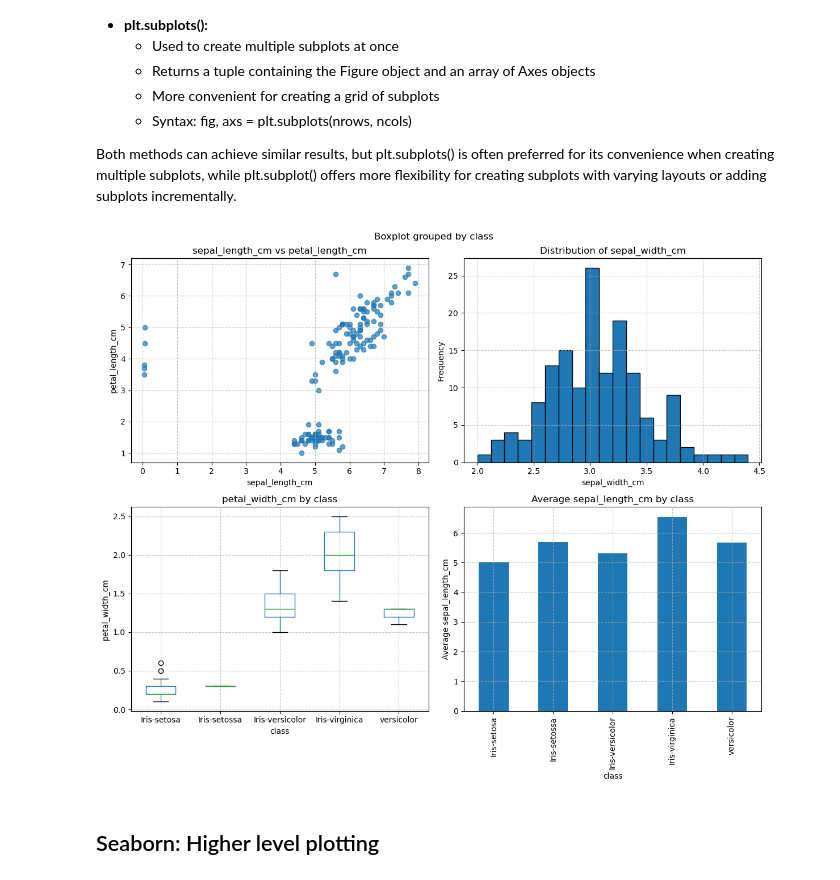
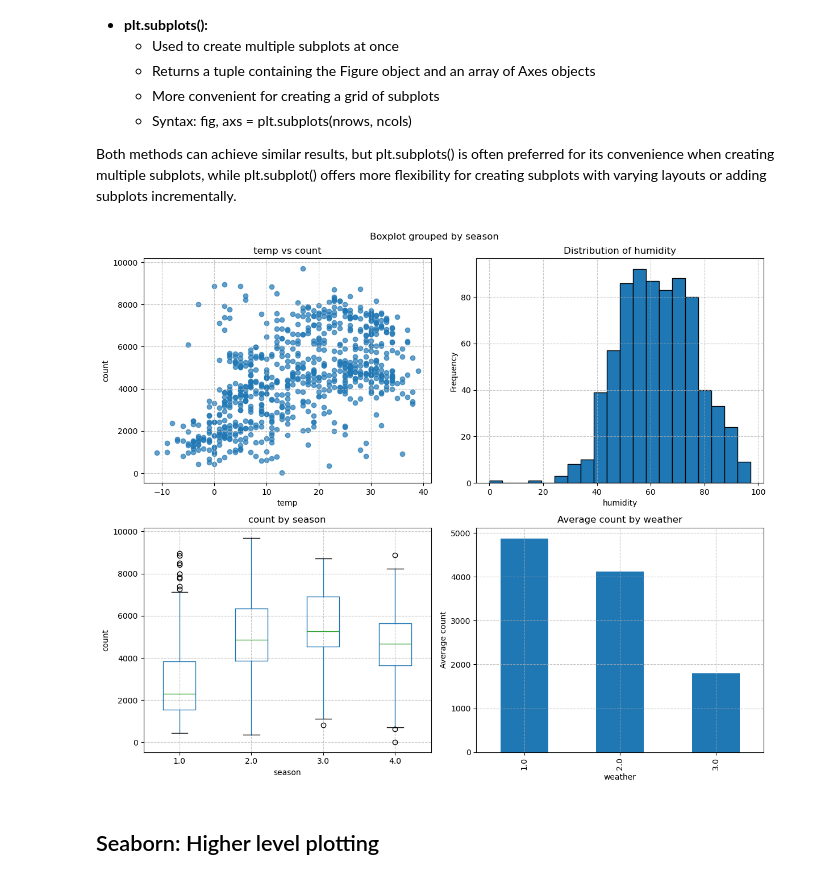
Before and after one commit to sabrinahu5/data-science-starter, a Jupyter notebook: t4sg-data-visualization.ipynb, the cells around one changed output. Drawn from its saved outputs; the diff is of its cells as text; code cells hidden in the pictures.

```diff
--- a/t4sg-data-visualization.ipynb
+++ b/t4sg-data-visualization.ipynb
@@ -57,18 +57,18 @@ plt.show()
 Next, let's look at how to plot a scatter plot with Matplotlib.
 # %%
 # Load the dataset
-df = pd.read_csv('data/iris-data.csv')
+df = pd.read_csv('data/bikeshare-messy.csv')
 
 # Select two numerical columns for the scatter plot
-x = df['sepal_length_cm']
-y = df['petal_length_cm']
+x = df['temp']
+y = df['count']
 
 # Create a scatter plot
 plt.figure(figsize=(10, 6))
 plt.scatter(x, y, alpha=0.7)
-plt.title('Sepal Length vs Petal Length')
-plt.xlabel('Sepal Length (cm)')
-plt.ylabel('Petal Length (cm)')
+plt.title('Temperature vs Bike Rentals')
+plt.xlabel('Temperature (°C)')
+plt.ylabel('Number of Bike Rentals')
 plt.grid(True, linestyle='--', alpha=0.7)
 plt.tight_layout()
 plt.show()
@@ -157,10 +157,10 @@ num_plots = 4
 
 # List of plot types and their corresponding data
 plot_types = [
-    ('scatter', 'sepal_length_cm', 'petal_length_cm'),
-    ('hist', 'sepal_width_cm'),
-    ('box', 'petal_width_cm', 'class'),
-    ('bar', 'class', 'sepal_length_cm')
+    ('scatter', 'temp', 'count'),
+    ('hist', 'humidity'),
+    ('box', 'count', 'season'),
+    ('bar', 'weather', 'count')
 ]
 
 for i, plot_info in enumerate(plot_types, 1):
@@ -170,34 +170,34 @@ for i, plot_info in enumerate(plot_types, 1):
     plot_type = plot_info[0]
 
     if plot_type == 'scatter':
         ax.scatter(df[plot_info[1]], df[plot_info[2]], alpha=0.7)
         ax.set_title(f'{plot_info[1]} vs {plot_info[2]}')
         ax.set_xlabel(plot_info[1])
         ax.set_ylabel(plot_info[2])
     elif plot_type == 'hist':
         ax.hist(df[plot_info[1]], bins=20, edgecolor='black')
         ax.set_title(f'Distribution of {plot_info[1]}')
         ax.set_xlabel(plot_info[1])
         ax.set_ylabel('Frequency')
     elif plot_type == 'box':
         df.boxplot(column=plot_info[1], by=plot_info[2], ax=ax)
         ax.set_title(f'{plot_info[1]} by {plot_info[2]}')
         ax.set_xlabel(plot_info[2])
         ax.set_ylabel(plot_info[1])
     elif plot_type == 'bar':
         avg_data = df.groupby(plot_info[1])[plot_info[2]].mean()
         avg_data.plot(kind='bar', ax=ax)
         ax.set_title(f'Average {plot_info[2]} by {plot_info[1]}')
         ax.set_xlabel(plot_info[1])
         ax.set_ylabel(f'Average {plot_info[2]}')
 
     ax.grid(True, linestyle='--', alpha=0.7)
 
 # Adjust the layout and display the plot
 plt.tight_layout()
 plt.show()
 # %% [output]
-[figure, old version]
+[figure, new version]
 # %% [markdown]
 ## Seaborn: Higher level plotting <a id='part3'></a>
 # %% [markdown]
```
Also changed, not shown: parts of 4 cells of this notebook, 5 other files.
